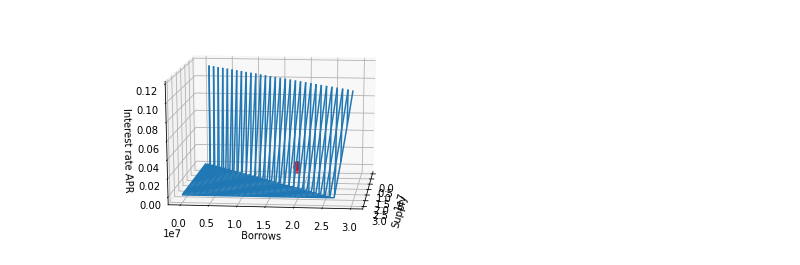
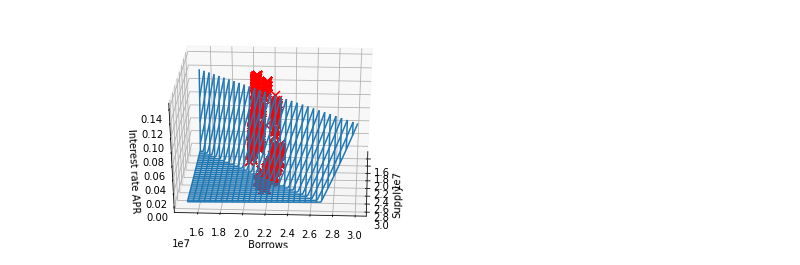
Before and after one commit to danhper/defi-plf-analysis, a Jupyter notebook: notebooks/compound/3_cdai_regimes.ipynb, the cells around one changed output. Cells and saved outputs as stored; diff of their text form; code cells hidden in the pictures.

```diff
--- a/notebooks/compound/3_cdai_regimes.ipynb
+++ b/notebooks/compound/3_cdai_regimes.ipynb
@@ -16,3 +15,15 @@ regime_number = '0'
+# %%
+# regime_number = '0' #Started out below the kink, performance perhaps as desired. (0, 30000000, 100000)
+# regime_number = '1' # Not a good mapping to predicted surface --> unsure why. (0, 30000000, 100000)
+# regime_number = '2' # Not a good mapping to predicted surface --> unsure why. (0, 30000000, 100000)
+# regime_number = '3' # Not a good mapping to predicted surface --> unsure why. (0, 50000000, 100000)
+# regime_number = '4' # OK, below kink, performance perhaps as desired
+# regime_number = '5' # Tightly clustered at kink
+# regime_number = '6' # Tightly clustered at kink and above *plot np.arange(10000000, 40000000, 100000), (300,300), -100
+# regime_number = '7' # Performance improved - base rate dropped, worse performance *plot, np.arange(10000000, 30000000, 100000), (200,200), -100
+regime_number = '8' # Completely broken again, np.arange(15000000, 30000000, 100000), (150,150), -150. *plot
+# regime_number = '9' # Tightly clustered just above kink
+# regime_number ='10' #Tightly clustered at kink
 # %%
 #BORROW RATES
 
@@ -68,0 +83,11 @@ KeyError: datetime.datetime(2019, 11, 23, 12, 59, 25)
+# %%
+#Summary above the kink
+df_cdai[df_cdai['borrow_rates'] > df_cdai['kink_rate']].describe()
+#Summary below the kink
+df_cdai[df_cdai['borrow_rates'] < df_cdai['kink_rate']].describe()
+#Want to see distribution around the kink
+df_cdai['(Actual Rate) - (Kink Rate)'] = df_cdai['borrow_rates'] - df_cdai['kink_rate']
+
+sns_plot = sns.distplot(df_cdai['(Actual Rate) - (Kink Rate)'], kde=False)
+fig = sns_plot.get_figure()
+fig.savefig('../overleaf/5e6bad2e6490390001d3c466/images/compound-borrow-kink-deltas' + str(regime_number)+ '.pdf', bbox_inches='tight', dpi = 300)
@@ -77,40 +104,44 @@ sr_dict = {}
 r_upscaled = reserves * int(1e18)
 for b in borrows:
     b_upscaled = int(b) * int(1e18)
     for s in supply:
         if s<b:
             continue
         s_upscaled = int(s) * int(1e18)
         cash_upscaled = s_upscaled - b_upscaled + r_upscaled
-        sr = dai_rate_model.get_supply_rate(cash=cash_upscaled, borrows=b_upscaled, reserves=r_upscaled, reserve_factor=dai_rate_model.RESERVE_FACTOR, regime_params=PARAM_REGIMES[PARAM_REGIME_NUMS[regime_number]])
+        sr = dai_rate_model.get_supply_rate(cash=cash_upscaled, borrows=b_upscaled, reserves=r_upscaled, regime_params=PARAM_REGIMES[PARAM_REGIME_NUMS[regime_number]])
         sr_downscaled_APR = (sr) / int(1e18)* dai_rate_model.BLOCKS_PER_YEAR
         # util = dai_rate_model.utilization_rate(cash = cash_upscaled, borrows=b_upscaled, reserves=r_upscaled) / int(1e18)
         sr_dict[(s_upscaled,b_upscaled)] = sr_downscaled_APR
 
-Z_sr = np.empty((300,300))
+Z_sr = np.empty((150,150))
 Z_sr[:] = np.NaN
 
 for key in sr_dict:
-    i = int(key[0] / int(1e23))
-    j = int(key[1] / int(1e23))
+    i = int(key[0] / int(1e23))-150
+    j = int(key[1] / int(1e23))-150
     Z_sr[j][i] = sr_dict[key]
 
 ax.plot_wireframe(X=S, Y=B, Z=Z_sr, rcount = 30, ccount= 30, antialiased=True)
 
 #Actual
-df_cdai = make_original_df(token='cdai', resampling_frequency='D')
-df_cdai = df_cdai[df_cdai['regime'] == float(regime_number)]
+
+one_minus_reserve_factor = 1e18 - PARAM_REGIMES[PARAM_REGIME_NUMS[regime_number]]['reserve_factor']
+borrow_rate = df_cdai['kink_rate']
+rate_to_pool = borrow_rate * one_minus_reserve_factor / 1e18
+savings_rate  = df_cdai['utilization_ratio'] * 1e18 * rate_to_pool / 1e18
+df_cdai['kink_sr_rate'] =  savings_rate
 
 S_o = df_cdai['total_supply_history']
 B_o = df_cdai['total_borrows_history']
 Z_o = df_cdai['supply_rates']
-ax.scatter(S_o, B_o, Z_o, zdir='z', s=30, c='r', marker='o', depthshade=True)
+ax.scatter(S_o, B_o, Z_o, zdir='z', s=80, c='r', marker='x', depthshade=False)
 
 ax.set_xlabel('Supply')
 ax.set_ylabel('Borrows')
 ax.set_zlabel('Interest rate APR')
-ax.view_init(elev=15, azim=6)
-fig.savefig('../overleaf/5e6bad2e6490390001d3c466/images/compound-observed-supply.pdf', bbox_inches='tight', dpi = 300)
+ax.view_init(elev=30, azim=3)
+fig.savefig('../overleaf/5e6bad2e6490390001d3c466/images/compound-observed-supply' + str(regime_number)+ '.pdf', bbox_inches='tight', dpi = 300)
 plt.show()
 # %% [output]
-[figure, old version]
+[figure, new version]
```
Also changed, not shown: parts of 6 cells of this notebook, 6 other files.
